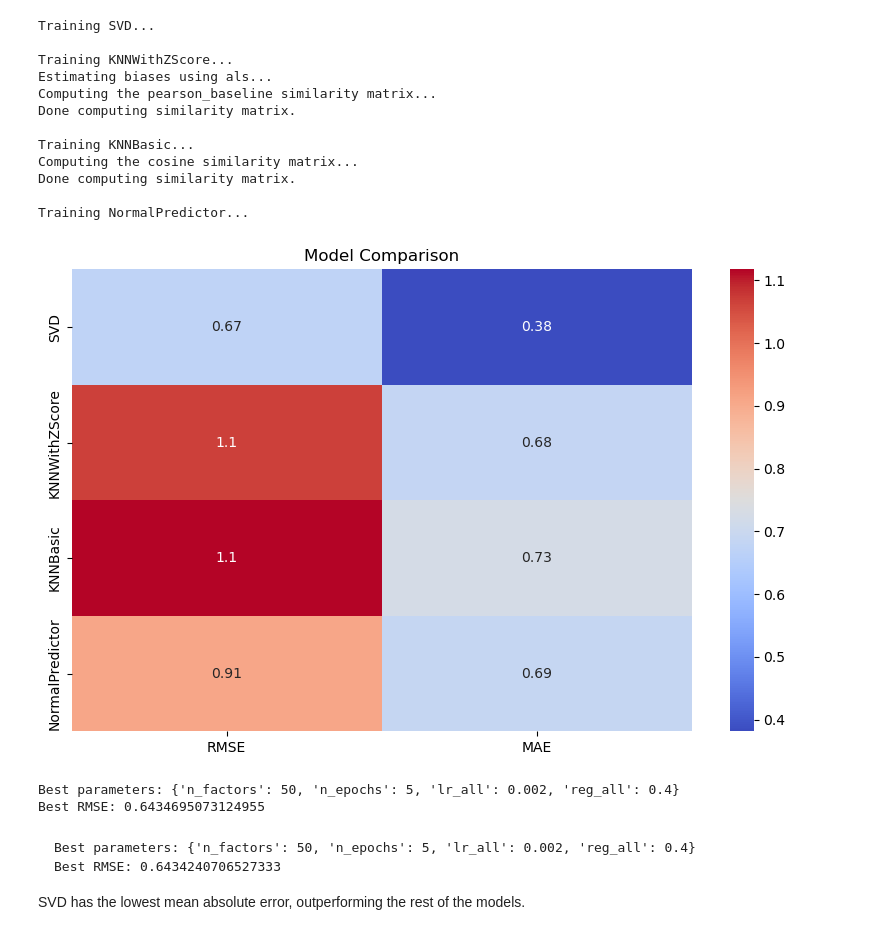
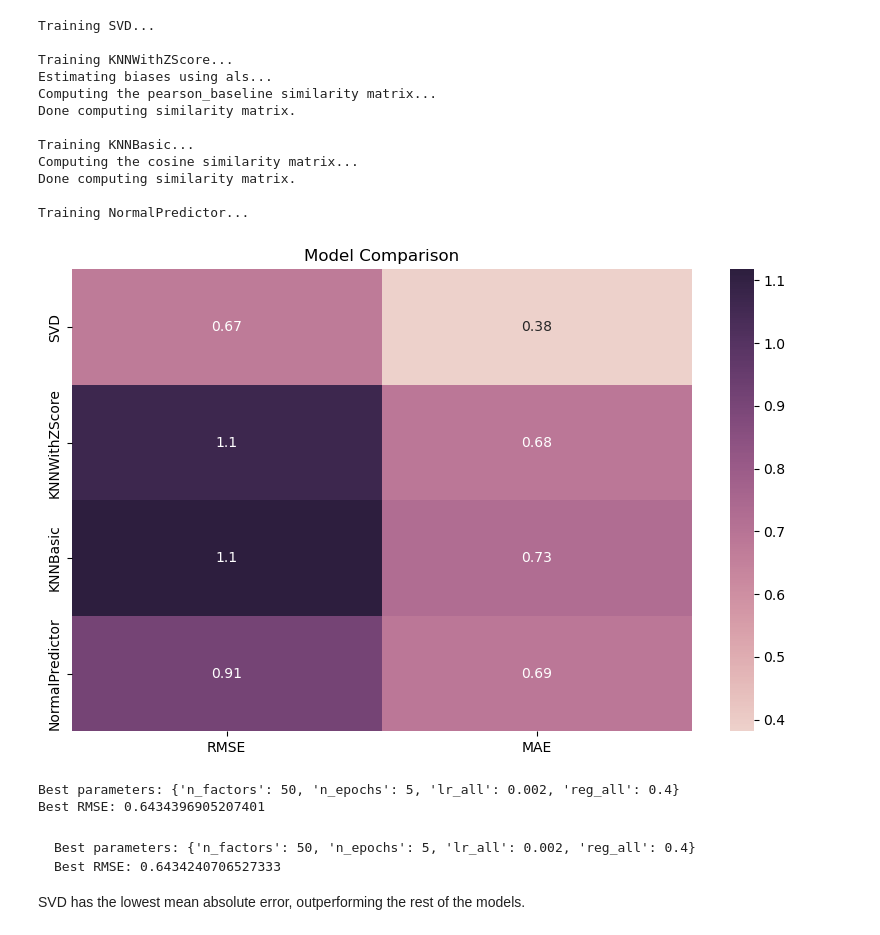
Before and after one commit to renaqd/team1-ADS505, a Jupyter notebook: team1-recommendation_sys.ipynb, the cells around one changed output. Saved outputs shown, nothing was run; the diff lists cells and outputs as text; code cells hidden in the pictures.

Commit message:
updated visualizations

```diff
--- a/team1-recommendation_sys.ipynb
+++ b/team1-recommendation_sys.ipynb
@@ -418,42 +424,42 @@ def compare_base_models(base_results):
     base_metrics = pd.DataFrame(base_model_metrics).T
 
     plt.figure(figsize=(10, 6))
-    sns.heatmap(base_metrics, annot=True, cmap='coolwarm')
+    sns.heatmap(base_metrics, annot=True, cmap=sns.cubehelix_palette(as_cmap=True))
     plt.title('Model Comparison')
     plt.show()
 
     return base_metrics
 
 # Compare models
 base_metrics = compare_base_models(base_results)
 
 # Hyperparameter tuning for the best model
 def tune_best_model(data):
     base_param_grid = {
         'n_factors': [50, 100],
         'n_epochs': [5, 10],
         'lr_all': [0.002, 0.005],
         'reg_all': [0.4, 0.6]
     }
 
     gs = GridSearchCV(SVD, base_param_grid, measures=['rmse', 'mae'], cv=3)
     gs.fit(data)
 
     print("Best parameters:", gs.best_params['rmse'])
     print("Best RMSE:", gs.best_score['rmse'])
 
     return gs.best_params['rmse']
 
 # Tune the best model
 # Rationale: We use normalized data for SVD tuning as it performed better in initial tests
 normalized_df = normalize_ratings(merged_df.copy())
 reader = Reader(rating_scale=(normalized_df['normalized_rating'].min(), normalized_df['normalized_rating'].max()))
 data = Dataset.load_from_df(normalized_df[['user_idx', 'item_idx', 'normalized_rating']], reader)
 base_params = tune_best_model(data)
 # %% [output]
-[figure, old version]
+[figure, new version]
 Best parameters: {'n_factors': 50, 'n_epochs': 5, 'lr_all': 0.002, 'reg_all': 0.4}
-Best RMSE: 0.6434695073124955
+Best RMSE: 0.6434396905207401
 # %% [markdown]
     Best parameters: {'n_factors': 50, 'n_epochs': 5, 'lr_all': 0.002, 'reg_all': 0.4}
     Best RMSE: 0.6434240706527333
```
Also changed, not shown: parts of 6 cells of this notebook.
